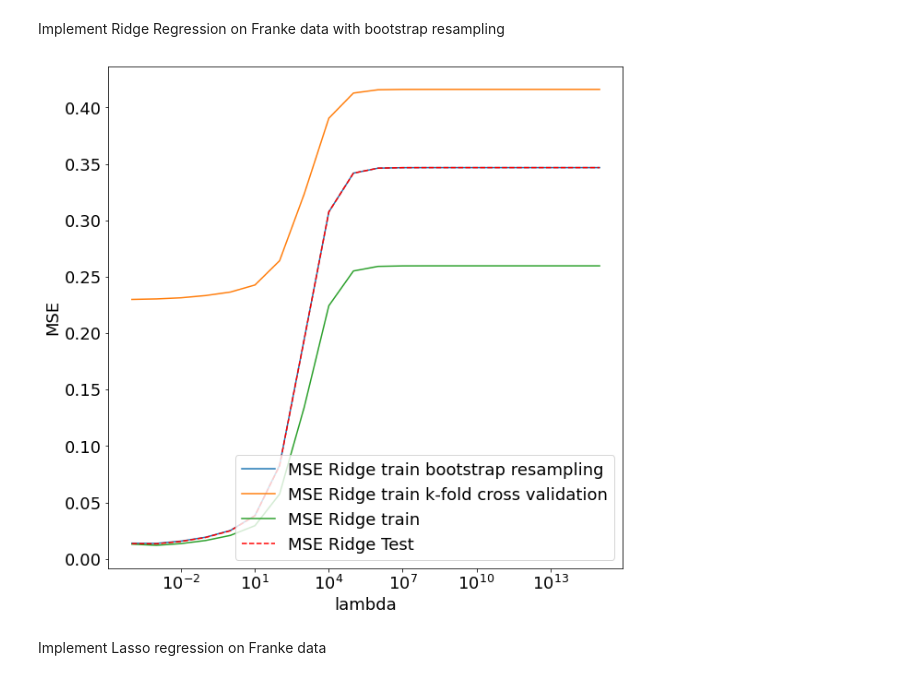
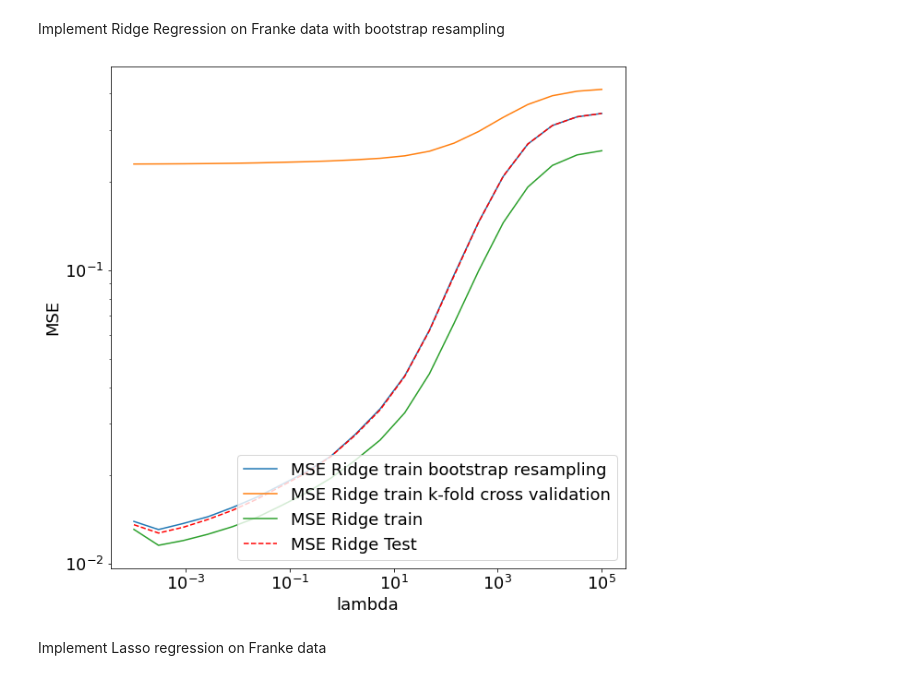
Before and after one commit to tellefs/ML-projects, a Jupyter notebook: project1/project1.ipynb, the cells around one changed output. Drawn from its saved outputs; the diff is of its cells as text; code cells hidden in the pictures.

```diff
--- a/project1/project1.ipynb
+++ b/project1/project1.ipynb
@@ -281,7 +281,7 @@ Implement Ridge Regression on Franke data with bootstrap resampling
 #perform ridge regression
 p = 5 #polynomial degree
 nlambdas = 20
-lambdas = np.logspace(-4, 15, nlambdas)
+lambdas = np.logspace(-4, 5, nlambdas)
 
 z, X = generateData(n = 1000, degree = p, noise_factor = 0.1)
 I = np.eye(X.shape[1])
@@ -324,34 +324,35 @@ for i in range(nlambdas):
     k_folds=7
     for k in range(k_folds):
 
         z_test = z_split[k]
         z_train = np.concatenate(np.delete(z_split, k, 0))
 
         X_test = X_split[k] #picks out the kth matrix from X
         X_train = np.concatenate(np.delete(X_split, k, 0)) #deletes the kth matrix, and leaves the rest
         I = np.eye(X_train.shape[1])
         beta = np.linalg.inv(X_train.T @ X_train + _lambda*I) @ X_train.T @ z_train
         z_predict = X_test @ beta
 
         MSE_test_kfold_values[k] = MSE(z_test,z_predict)
 
     MSE_test_kfold[i] = np.mean(MSE_test_kfold_values)
 
 
 
 plt.figure(figsize=(figwidth, figheigth))
 plt.tick_params(axis='both', which='both', labelsize=fontsize)
 plt.plot(lambdas, MSE_test_bootstrap, label = 'MSE Ridge train bootstrap resampling')
 plt.plot(lambdas, MSE_test_kfold, label = 'MSE Ridge train k-fold cross validation')
 plt.plot(lambdas, MSE_train, label = 'MSE Ridge train')
 plt.plot(lambdas, MSE_test, 'r--', label = 'MSE Ridge Test')
 plt.xscale('log')
+plt.yscale('log')
 plt.xlabel('lambda', fontsize=fontsize)
 plt.ylabel('MSE', fontsize=fontsize)
 plt.legend(fontsize=fontsize, loc='lower right')
 plt.show()
 # %% [output]
-[figure, old version]
+[figure, new version]
 # %% [markdown]
 Implement Lasso regression on Franke data
 # %%
```
Also changed, not shown: parts of 3 cells of this notebook.
